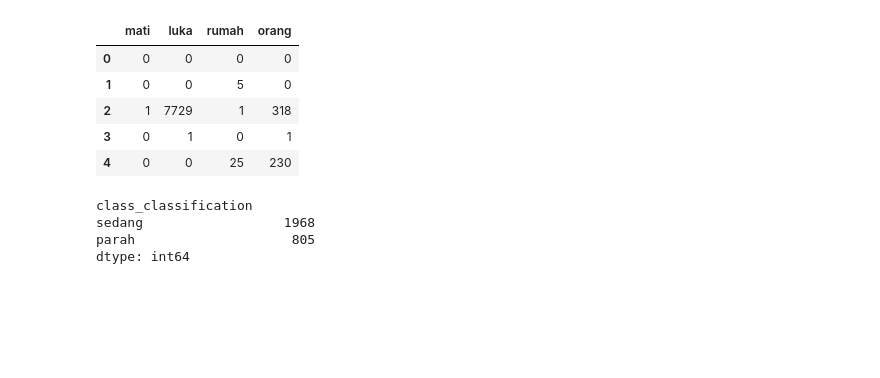
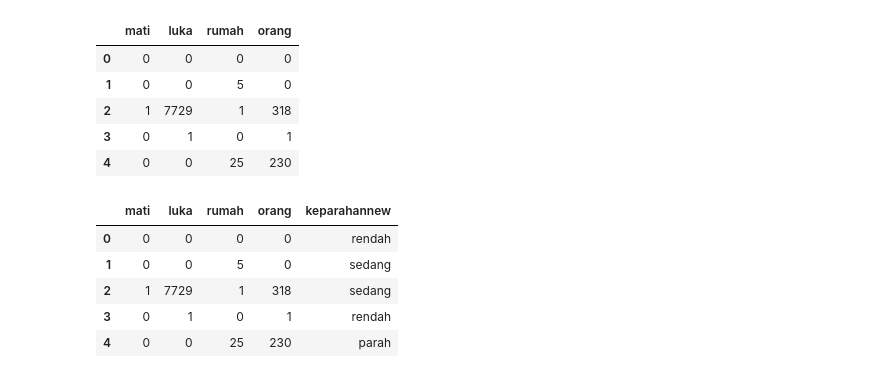
Before and after one commit to alwaysyu/PetaKabar, a Jupyter notebook: compare.ipynb, the cells around one changed output. Saved outputs shown, nothing was run; the diff lists cells and outputs as text; code cells hidden in the pictures; blank space fills up the shorter version.

```diff
--- a/compare.ipynb
+++ b/compare.ipynb
@@ -83,10 +85,3 @@ cls_old_bencana.head()
 | 2 | 1 | 7729 | 1 | 318 |
 | 3 | 0 | 1 | 0 | 1 |
 | 4 | 0 | 0 | 25 | 230 |
-# %%
-cls_old_bencana[['class_classification']].value_counts()
-# %% [output]
-class_classification
-sedang                  1968
-parah                    805
-dtype: int64
@@ -92,0 +166,10 @@ dtype: int64
+# %%
+cls_old_bencana['keparahannew'] = keparahanValues
+cls_old_bencana.head()
+# %% [output]
+|  | mati | luka | rumah | orang | keparahannew |
+| 0 | 0 | 0 | 0 | 0 | rendah |
+| 1 | 0 | 0 | 5 | 0 | sedang |
+| 2 | 1 | 7729 | 1 | 318 | sedang |
+| 3 | 0 | 1 | 0 | 1 | rendah |
+| 4 | 0 | 0 | 25 | 230 | parah |
```
Also changed, not shown: parts of 26 cells of this notebook.
